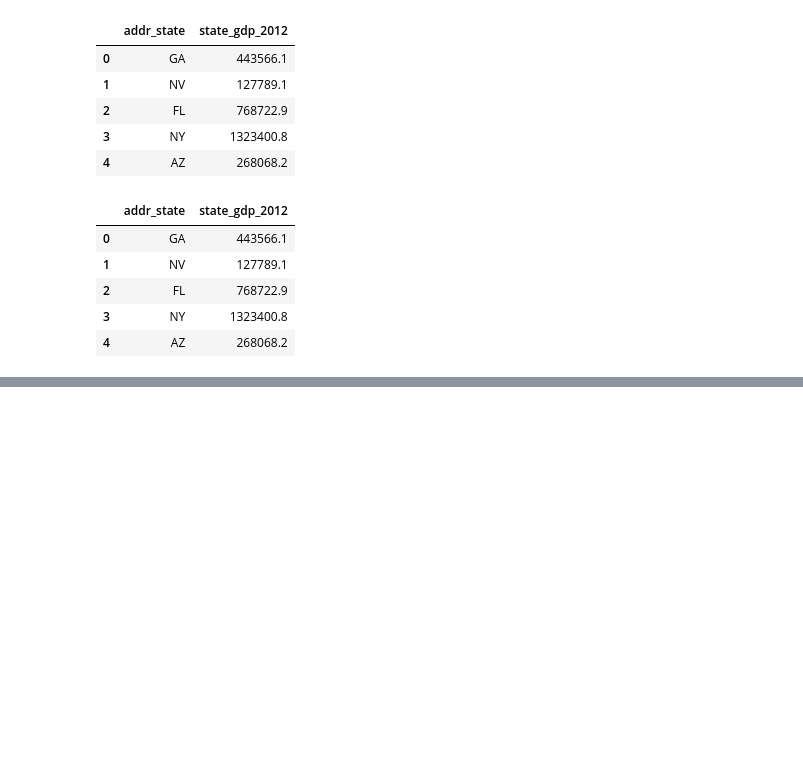
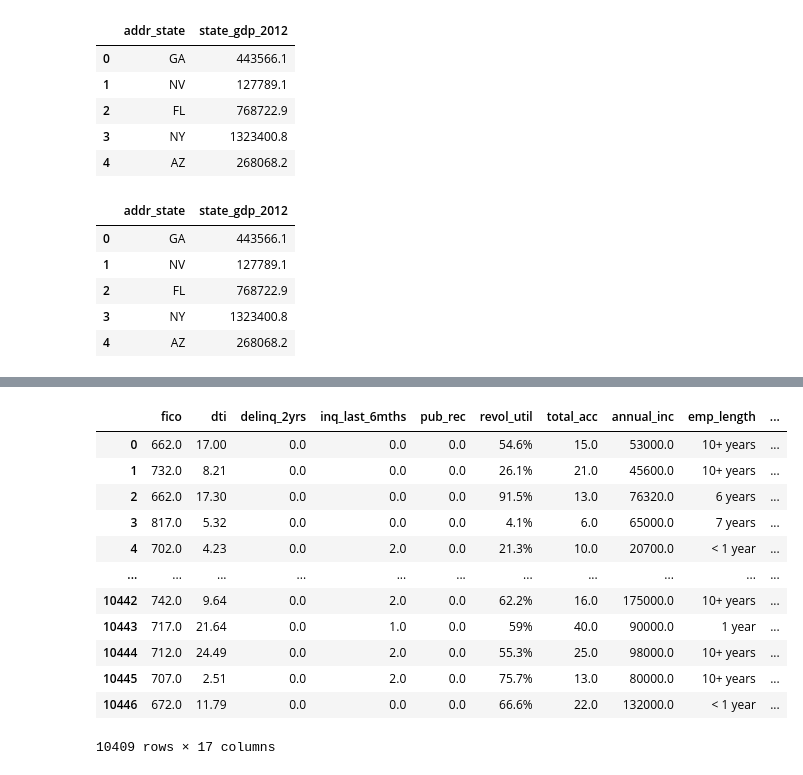
Before and after one commit to WanrouYang/AI_in_Finance, a Jupyter notebook: Dataset Cleaning&Merging.ipynb, the cells around one changed output, grey strips where cells are left out. Drawn from its saved outputs; the diff is of its cells as text; code cells hidden in the pictures; blank space fills up the shorter version.

```diff
--- a/Dataset Cleaning&Merging.ipynb
+++ b/Dataset Cleaning&Merging.ipynb
@@ -87,3 +87,11 @@ lending_club_data.columns.tolist()
 lending_club_data['fico'] = (
     lending_club_data['fico_range_low'] + lending_club_data['fico_range_high']
 ) / 2
+# %%
+# Create binary default variable: Fully Paid = 0 (No default); Charged Off = 1 (Default)
+
+lending_club_data['default'] = lending_club_data['loan_status'].apply(
+    lambda x: 1 if x == 'Charged Off' else 0
+)
+
+lending_club_data[['loan_status','default']].head(10)
@@ -304,3 +324,51 @@ merged_data.to_csv(
     "merged_data.csv",
     index=False
 )
+# %%
+# Clean for EDA + ML
+final_data = merged_data[
+[
+    # Credit
+    'fico',
+    'dti',
+    'delinq_2yrs',
+    'inq_last_6mths',
+    'pub_rec',
+    'revol_util',
+    'total_acc',
+
+    # Borrower
+    'annual_inc',
+    'emp_length',
+    'home_ownership',
+
+    # Loan
+    'loan_amnt',
+    'int_rate',
+    'term',
+    'grade',
+    'purpose',
+
+    # Economic indicator
+    'state_gdp_2012',
+
+    # Target
+    'default'
+]
+]
+# %%
+final_data
+# %% [output]
+|  | fico | dti | delinq_2yrs | inq_last_6mths | pub_rec | revol_util | total_acc | annual_inc | emp_length | ... |
+| 0 | 662.0 | 17.00 | 0.0 | 0.0 | 0.0 | 54.6% | 15.0 | 53000.0 | 10+ years | ... |
+| 1 | 732.0 | 8.21 | 0.0 | 0.0 | 0.0 | 26.1% | 21.0 | 45600.0 | 10+ years | ... |
+| 2 | 662.0 | 17.30 | 0.0 | 0.0 | 0.0 | 91.5% | 13.0 | 76320.0 | 6 years | ... |
+| 3 | 817.0 | 5.32 | 0.0 | 0.0 | 0.0 | 4.1% | 6.0 | 65000.0 | 7 years | ... |
+| 4 | 702.0 | 4.23 | 0.0 | 2.0 | 0.0 | 21.3% | 10.0 | 20700.0 | < 1 year | ... |
+| ... | ... | ... | ... | ... | ... | ... | ... | ... | ... | ... |
+| 10442 | 742.0 | 9.64 | 0.0 | 2.0 | 0.0 | 62.2% | 16.0 | 175000.0 | 10+ years | ... |
+| 10443 | 717.0 | 21.64 | 0.0 | 1.0 | 0.0 | 59% | 40.0 | 90000.0 | 1 year | ... |
+| 10444 | 712.0 | 24.49 | 0.0 | 2.0 | 0.0 | 55.3% | 25.0 | 98000.0 | 10+ years | ... |
+| 10445 | 707.0 | 2.51 | 0.0 | 2.0 | 0.0 | 75.7% | 13.0 | 80000.0 | 10+ years | ... |
+| 10446 | 672.0 | 11.79 | 0.0 | 0.0 | 0.0 | 66.6% | 22.0 | 132000.0 | < 1 year | ... |
+10409 rows × 17 columns
```
Also changed, not shown: parts of 3 cells of this notebook, 2 other files.
